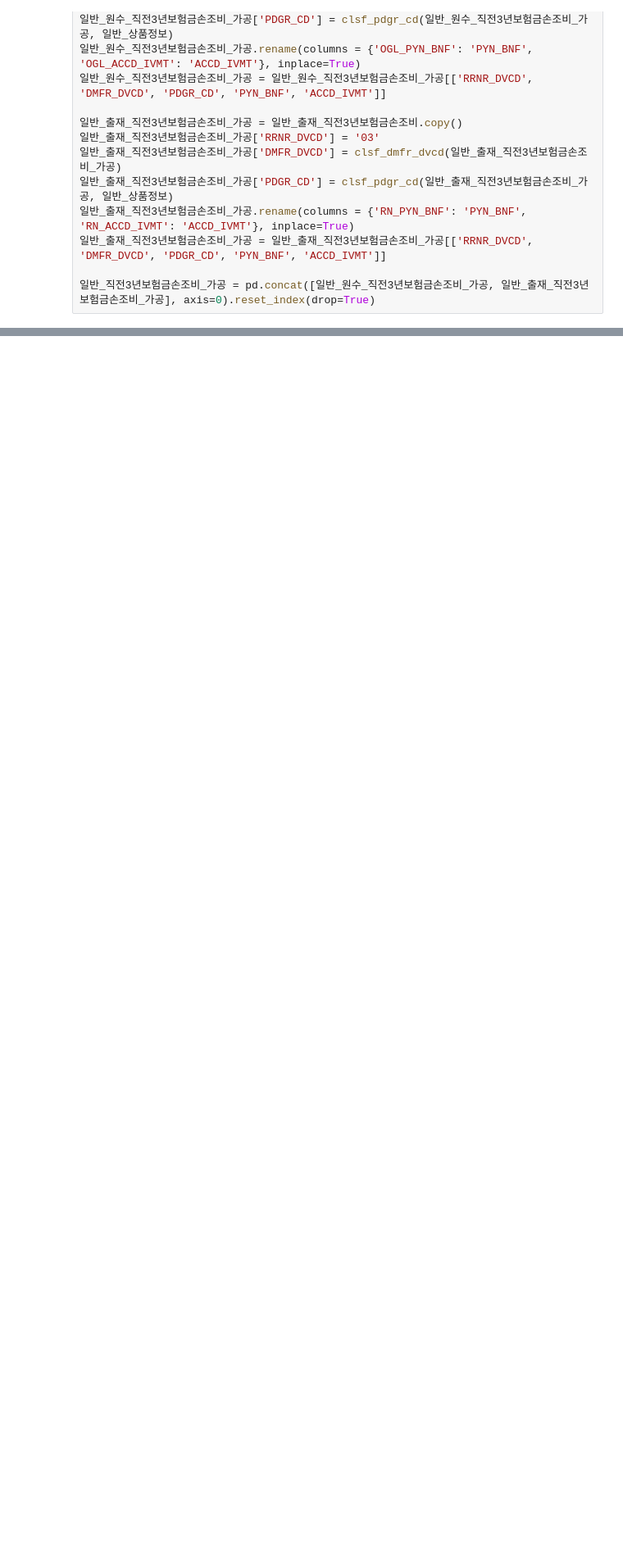
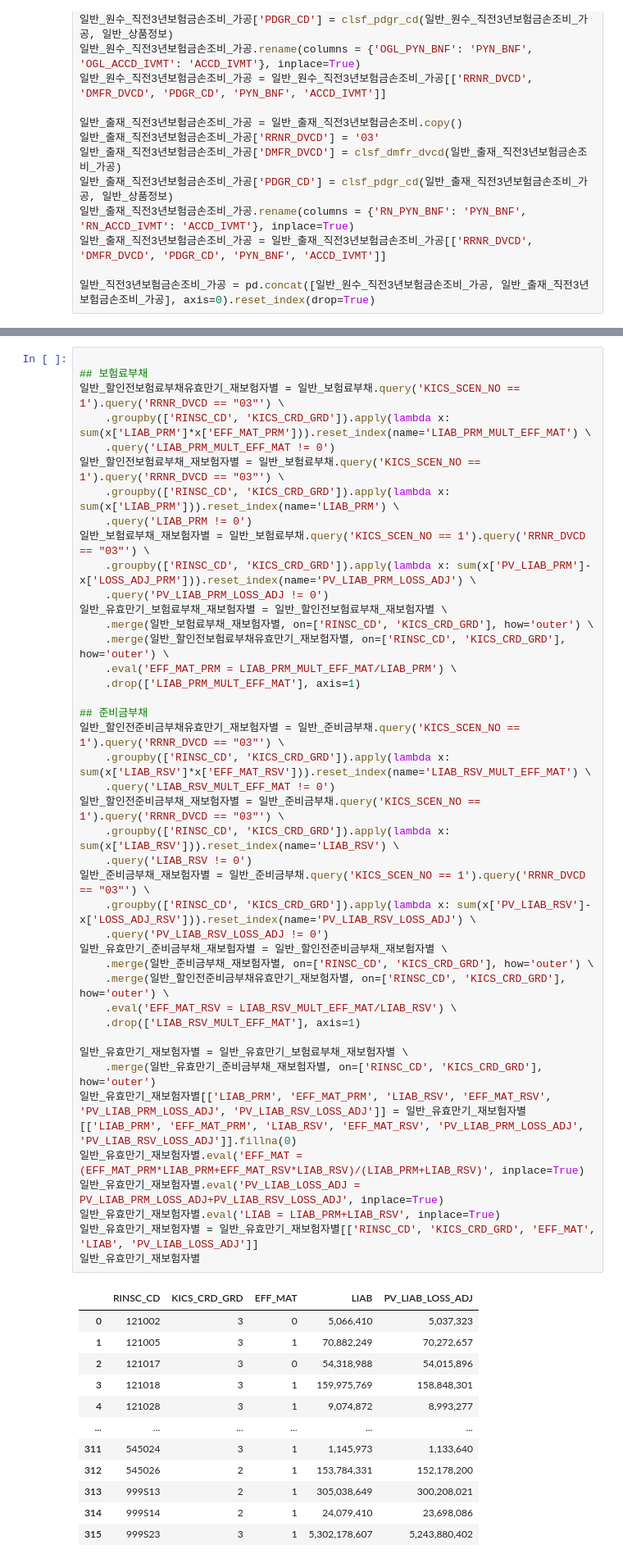
Before and after one commit to lee3jjang/qis4, a Jupyter notebook: 현행추정부채_보험가격준비금익스포져_일반.ipynb, the cells around one changed output, grey strips where cells are left out. Shown at 82% size. Drawn from its saved outputs; the diff is of its cells as text; blank space fills up the shorter version.

```diff
--- a/현행추정부채_보험가격준비금익스포져_일반.ipynb
+++ b/현행추정부채_보험가격준비금익스포져_일반.ipynb
@@ -271,0 +304,55 @@ for rrnr_dvcd in ['01', '02', '03']:
+# %%
+
+## 보험료부채
+일반_할인전보험료부채유효만기_재보험자별 = 일반_보험료부채.query('KICS_SCEN_NO == 1').query('RRNR_DVCD == "03"') \
+    .groupby(['RINSC_CD', 'KICS_CRD_GRD']).apply(lambda x: sum(x['LIAB_PRM']*x['EFF_MAT_PRM'])).reset_index(name='LIAB_PRM_MULT_EFF_MAT') \
+    .query('LIAB_PRM_MULT_EFF_MAT != 0')
+일반_할인전보험료부채_재보험자별 = 일반_보험료부채.query('KICS_SCEN_NO == 1').query('RRNR_DVCD == "03"') \
+    .groupby(['RINSC_CD', 'KICS_CRD_GRD']).apply(lambda x: sum(x['LIAB_PRM'])).reset_index(name='LIAB_PRM') \
+    .query('LIAB_PRM != 0')
+일반_보험료부채_재보험자별 = 일반_보험료부채.query('KICS_SCEN_NO == 1').query('RRNR_DVCD == "03"') \
+    .groupby(['RINSC_CD', 'KICS_CRD_GRD']).apply(lambda x: sum(x['PV_LIAB_PRM']-x['LOSS_ADJ_PRM'])).reset_index(name='PV_LIAB_PRM_LOSS_ADJ') \
+    .query('PV_LIAB_PRM_LOSS_ADJ != 0')
+일반_유효만기_보험료부채_재보험자별 = 일반_할인전보험료부채_재보험자별 \
+    .merge(일반_보험료부채_재보험자별, on=['RINSC_CD', 'KICS_CRD_GRD'], how='outer') \
+    .merge(일반_할인전보험료부채유효만기_재보험자별, on=['RINSC_CD', 'KICS_CRD_GRD'], how='outer') \
+    .eval('EFF_MAT_PRM = LIAB_PRM_MULT_EFF_MAT/LIAB_PRM') \
+    .drop(['LIAB_PRM_MULT_EFF_MAT'], axis=1)
+
+## 준비금부채
+일반_할인전준비금부채유효만기_재보험자별 = 일반_준비금부채.query('KICS_SCEN_NO == 1').query('RRNR_DVCD == "03"') \
+    .groupby(['RINSC_CD', 'KICS_CRD_GRD']).apply(lambda x: sum(x['LIAB_RSV']*x['EFF_MAT_RSV'])).reset_index(name='LIAB_RSV_MULT_EFF_MAT') \
+    .query('LIAB_RSV_MULT_EFF_MAT != 0')
+일반_할인전준비금부채_재보험자별 = 일반_준비금부채.query('KICS_SCEN_NO == 1').query('RRNR_DVCD == "03"') \
+    .groupby(['RINSC_CD', 'KICS_CRD_GRD']).apply(lambda x: sum(x['LIAB_RSV'])).reset_index(name='LIAB_RSV') \
+    .query('LIAB_RSV != 0')
+일반_준비금부채_재보험자별 = 일반_준비금부채.query('KICS_SCEN_NO == 1').query('RRNR_DVCD == "03"') \
+    .groupby(['RINSC_CD', 'KICS_CRD_GRD']).apply(lambda x: sum(x['PV_LIAB_RSV']-x['LOSS_ADJ_RSV'])).reset_index(name='PV_LIAB_RSV_LOSS_ADJ') \
+    .query('PV_LIAB_RSV_LOSS_ADJ != 0')
+일반_유효만기_준비금부채_재보험자별 = 일반_할인전준비금부채_재보험자별 \
+    .merge(일반_준비금부채_재보험자별, on=['RINSC_CD', 'KICS_CRD_GRD'], how='outer') \
+    .merge(일반_할인전준비금부채유효만기_재보험자별, on=['RINSC_CD', 'KICS_CRD_GRD'], how='outer') \
+    .eval('EFF_MAT_RSV = LIAB_RSV_MULT_EFF_MAT/LIAB_RSV') \
+    .drop(['LIAB_RSV_MULT_EFF_MAT'], axis=1)
+
+일반_유효만기_재보험자별 = 일반_유효만기_보험료부채_재보험자별 \
+    .merge(일반_유효만기_준비금부채_재보험자별, on=['RINSC_CD', 'KICS_CRD_GRD'], how='outer')
+일반_유효만기_재보험자별[['LIAB_PRM', 'EFF_MAT_PRM', 'LIAB_RSV', 'EFF_MAT_RSV', 'PV_LIAB_PRM_LOSS_ADJ', 'PV_LIAB_RSV_LOSS_ADJ']] = 일반_유효만기_재보험자별[['LIAB_PRM', 'EFF_MAT_PRM', 'LIAB_RSV', 'EFF_MAT_RSV', 'PV_LIAB_PRM_LOSS_ADJ', 'PV_LIAB_RSV_LOSS_ADJ']].fillna(0)
+일반_유효만기_재보험자별.eval('EFF_MAT = (EFF_MAT_PRM*LIAB_PRM+EFF_MAT_RSV*LIAB_RSV)/(LIAB_PRM+LIAB_RSV)', inplace=True)
+일반_유효만기_재보험자별.eval('PV_LIAB_LOSS_ADJ = PV_LIAB_PRM_LOSS_ADJ+PV_LIAB_RSV_LOSS_ADJ', inplace=True)
+일반_유효만기_재보험자별.eval('LIAB = LIAB_PRM+LIAB_RSV', inplace=True)
+일반_유효만기_재보험자별 = 일반_유효만기_재보험자별[['RINSC_CD', 'KICS_CRD_GRD', 'EFF_MAT', 'LIAB', 'PV_LIAB_LOSS_ADJ']]
+일반_유효만기_재보험자별
+# %% [output]
+|  | RINSC_CD | KICS_CRD_GRD | EFF_MAT | LIAB | PV_LIAB_LOSS_ADJ |
+| 0 | 121002 | 3 | 0 | 5,066,410 | 5,037,323 |
+| 1 | 121005 | 3 | 1 | 70,882,249 | 70,272,657 |
+| 2 | 121017 | 3 | 0 | 54,318,988 | 54,015,896 |
+| 3 | 121018 | 3 | 1 | 159,975,769 | 158,848,301 |
+| 4 | 121028 | 3 | 1 | 9,074,872 | 8,993,277 |
+| ... | ... | ... | ... | ... | ... |
+| 311 | 545024 | 3 | 1 | 1,145,973 | 1,133,640 |
+| 312 | 545026 | 2 | 1 | 153,784,331 | 152,178,200 |
+| 313 | 999S13 | 2 | 1 | 305,038,649 | 300,208,021 |
+| 314 | 999S14 | 2 | 1 | 24,079,410 | 23,698,086 |
+| 315 | 999S23 | 3 | 1 | 5,302,178,607 | 5,243,880,402 |
```
Also changed, not shown: parts of 9 cells of this notebook, 4 other files.
